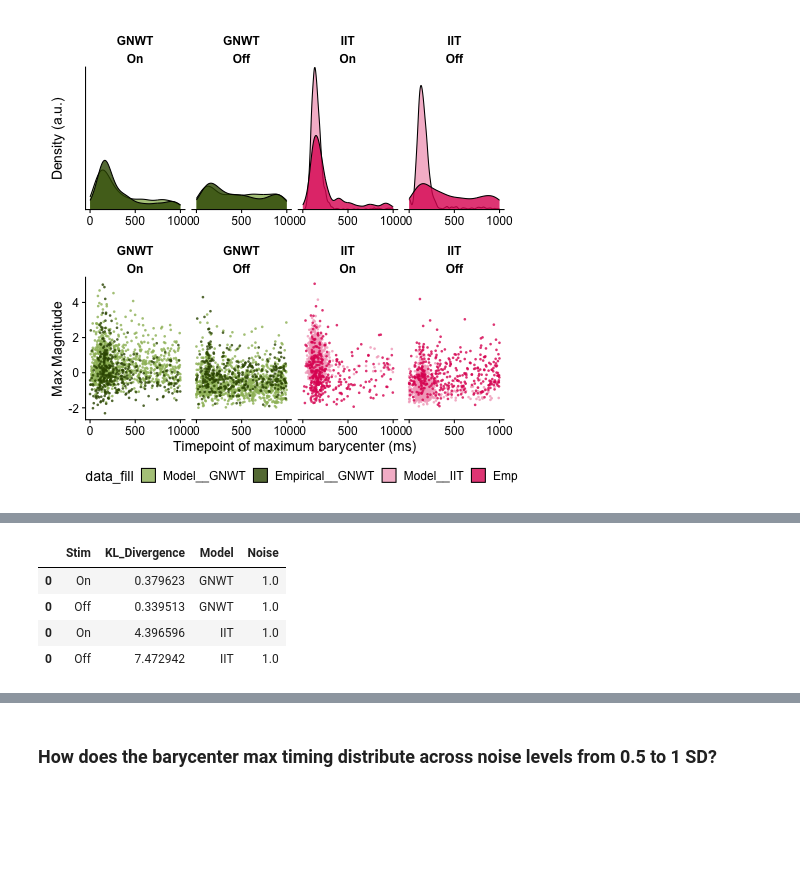
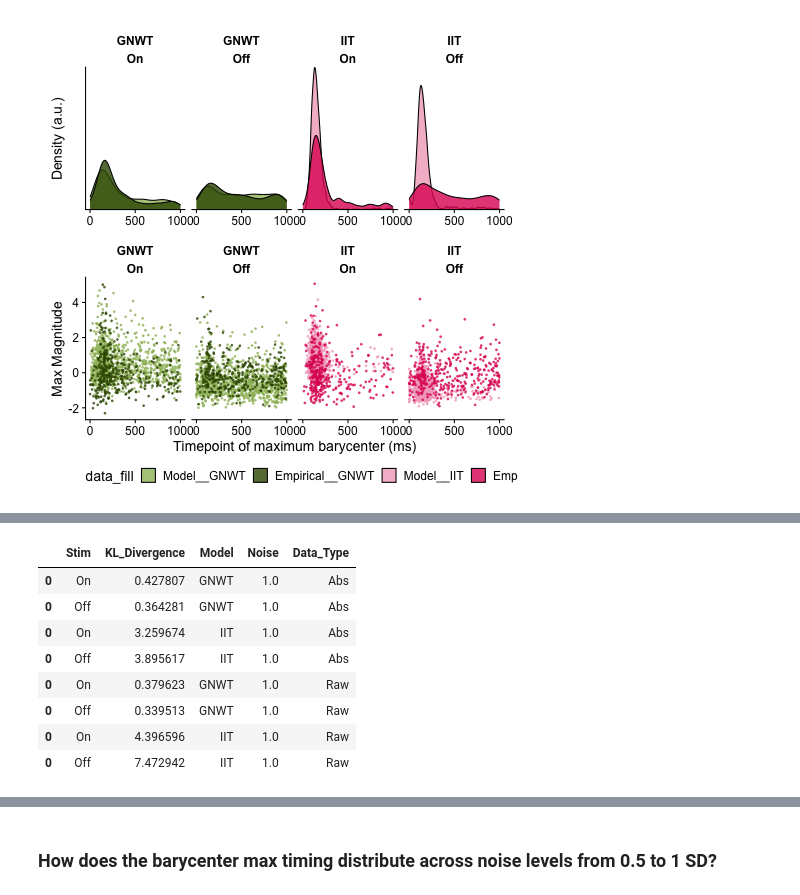
Before and after one commit to anniegbryant/MEG_functional_connectivity, a Jupyter notebook: data_visualization/barycenter_empirical_analysis.ipynb, the cells around one changed output, grey strips where cells are left out. Saved outputs shown, nothing was run; the diff lists cells and outputs as text; code cells hidden in the pictures; blank space fills up the shorter version.

Commit message:
absolute + raw value modeling results

```diff
--- a/data_visualization/barycenter_empirical_analysis.ipynb
+++ b/data_visualization/barycenter_empirical_analysis.ipynb
@@ -743,26 +743,43 @@ def compute_KL_divergence_between_model_and_empirical(empirical_data, model_data
     # Return the KL divergence
     return KL_result
 # %%
-
 # Compute the KL divergence between the model and empirical data
 all_KL_results_list = []
 for model in ["GNWT", "IIT"]:
     for noise_level in [0.5, 0.6, 0.7, 0.8, 0.9, 1]:
-        this_model_noise_KL = compute_KL_divergence_between_model_and_empirical(all_data_for_comparison.query("Model == @model & Data_Type == 'Empirical'"),
-                                                                                all_data_for_comparison.query("Model == @model & Data_Type == 'Model' & Noise==@noise_level"),
+        # Raw data
+        this_model_noise_KL_raw = compute_KL_divergence_between_model_and_empirical(all_raw_data_for_comparison.query("Model == @model & Data_Type == 'Empirical'"),
+                                                                                all_raw_data_for_comparison.query("Model == @model & Data_Type == 'Model' & Noise==@noise_level"),
                                                                                 num_bins=100, units="bits")
-        this_model_noise_KL["Model"] = model
-        this_model_noise_KL["Noise"] = noise_level
+        this_model_noise_KL_raw["Model"] = model
+        this_model_noise_KL_raw["Noise"] = noise_level
+        this_model_noise_KL_raw["Data_Type"] = "Raw"
 
         # Append to list
-        all_KL_results_list.append(this_model_noise_KL)
+        all_KL_results_list.append(this_model_noise_KL_raw)
+
+        # Absolute value data
+        this_model_noise_KL_abs = compute_KL_divergence_between_model_and_empirical(all_abs_data_for_comparison.query("Model == @model & Data_Type == 'Empirical'"),
+                                                                                all_abs_data_for_comparison.query("Model == @model & Data_Type == 'Model' & Noise==@noise_level"),
+                                                                                num_bins=100, units="bits")
+
+        this_model_noise_KL_abs["Model"] = model
+        this_model_noise_KL_abs["Noise"] = noise_level
+        this_model_noise_KL_abs["Data_Type"] = "Abs"
+
+        # Append to list
+        all_KL_results_list.append(this_model_noise_KL_abs)
 
 # Concatenate the results
 all_KL_results = pd.concat(all_KL_results_list)
-all_KL_results.query("Noise == 1")
+all_KL_results.query("Noise == 1").sort_values(['Data_Type', 'Model'])
 # %% [output]
-|  | Stim | KL_Divergence | Model | Noise |
-| 0 | On | 0.379623 | GNWT | 1.0 |
-| 0 | Off | 0.339513 | GNWT | 1.0 |
-| 0 | On | 4.396596 | IIT | 1.0 |
-| 0 | Off | 7.472942 | IIT | 1.0 |
+|  | Stim | KL_Divergence | Model | Noise | Data_Type |
+| 0 | On | 0.427807 | GNWT | 1.0 | Abs |
+| 0 | Off | 0.364281 | GNWT | 1.0 | Abs |
+| 0 | On | 3.259674 | IIT | 1.0 | Abs |
+| 0 | Off | 3.895617 | IIT | 1.0 | Abs |
+| 0 | On | 0.379623 | GNWT | 1.0 | Raw |
+| 0 | Off | 0.339513 | GNWT | 1.0 | Raw |
+| 0 | On | 4.396596 | IIT | 1.0 | Raw |
+| 0 | Off | 7.472942 | IIT | 1.0 | Raw |
```
Also changed, not shown: parts of 3 cells of this notebook, 3 other files.
